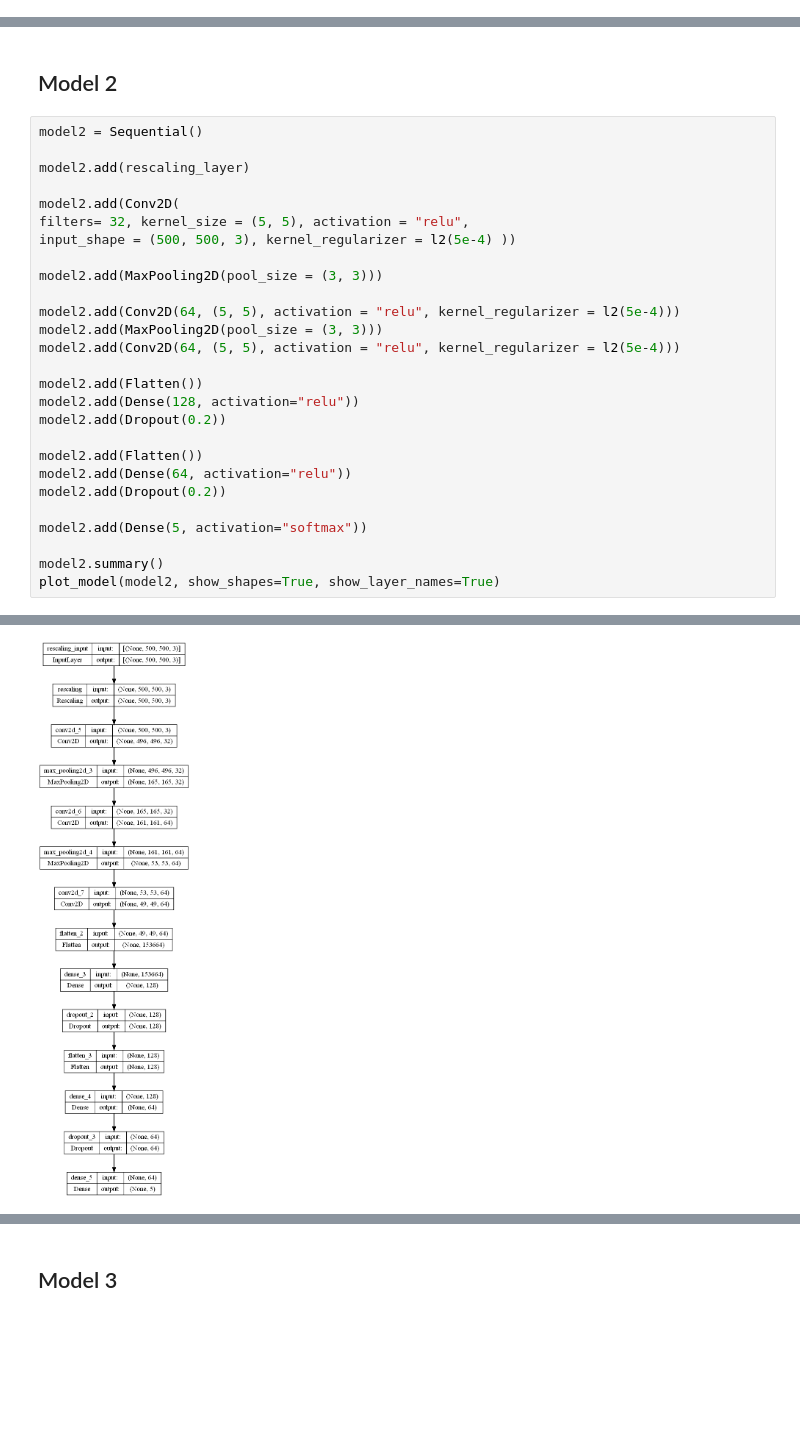
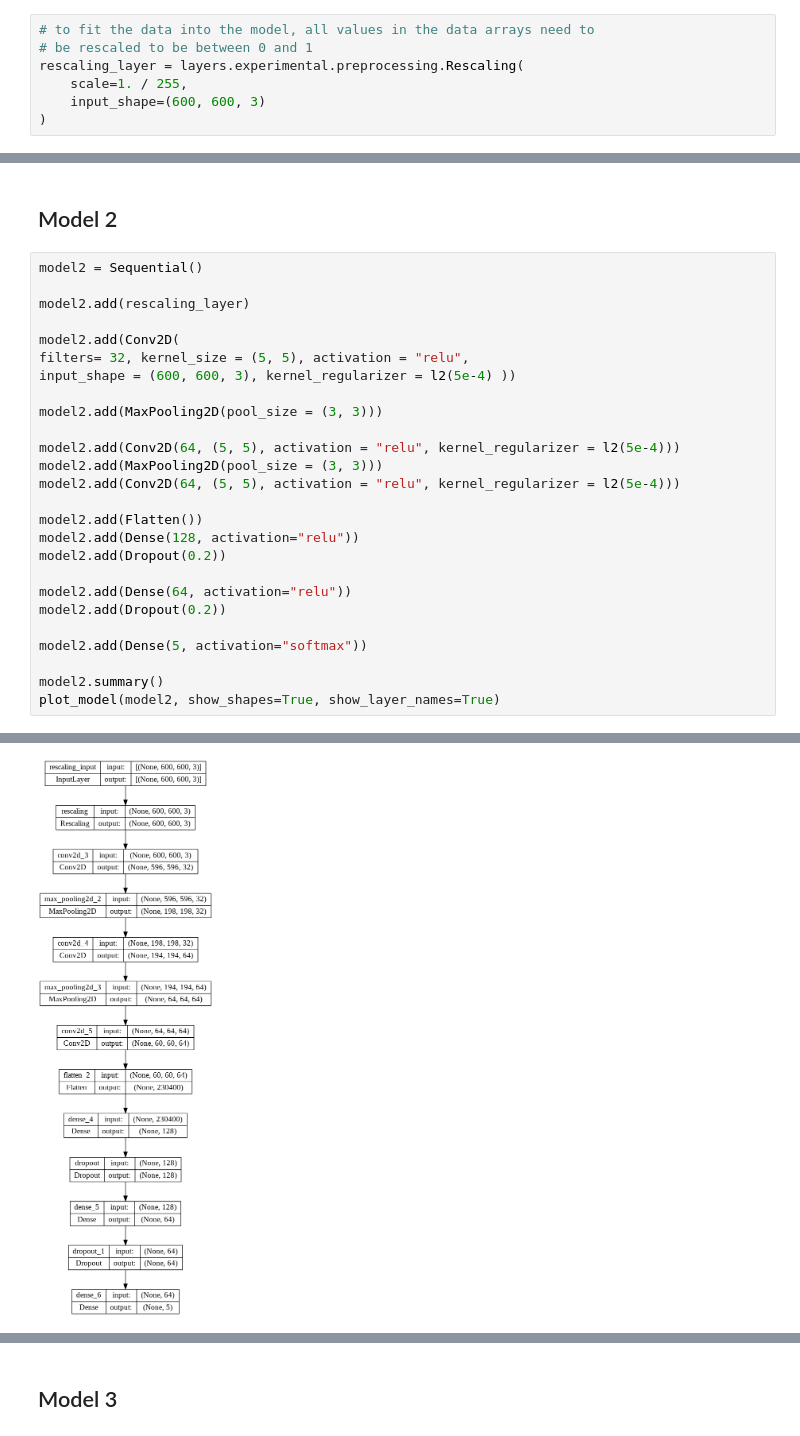
Before and after one commit to MusaAbbasi/Cassava-Disease-Classification, a Jupyter notebook: Notebook.ipynb, the cells around one changed output, grey strips where cells are left out. Saved outputs shown, nothing was run; the diff lists cells and outputs as text; blank space fills up the shorter version.

```diff
--- a/Notebook.ipynb
+++ b/Notebook.ipynb
@@ -101,3 +157,10 @@ rescaling_layer = layers.experimental.preprocessing.Rescaling(
+# %%
+# to fit the data into the model, all values in the data arrays need to
+# be rescaled to be between 0 and 1
+rescaling_layer = layers.experimental.preprocessing.Rescaling(
+    scale=1. / 255,
+    input_shape=(600, 600, 3)
+)
 # %%
 model = Sequential()
 
@@ -210,7 +329,7 @@ model2.add(rescaling_layer)
 
 model2.add(Conv2D(
 filters= 32, kernel_size = (5, 5), activation = "relu",
-input_shape = (500, 500, 3), kernel_regularizer = l2(5e-4) ))
+input_shape = (600, 600, 3), kernel_regularizer = l2(5e-4) ))
 
 model2.add(MaxPooling2D(pool_size = (3, 3)))
 
@@ -222,7 +341,6 @@ model2.add(Flatten())
 model2.add(Dense(128, activation="relu"))
 model2.add(Dropout(0.2))
 
-model2.add(Flatten())
 model2.add(Dense(64, activation="relu"))
 model2.add(Dropout(0.2))
 
@@ -249,3 +367,3 @@ Trainable params: 19,833,861
 Non-trainable params: 0
 _________________________________________________________________
-[figure, old version]
+[figure, new version]
```
Also changed, not shown: parts of 103 cells of this notebook, 5 other files.
